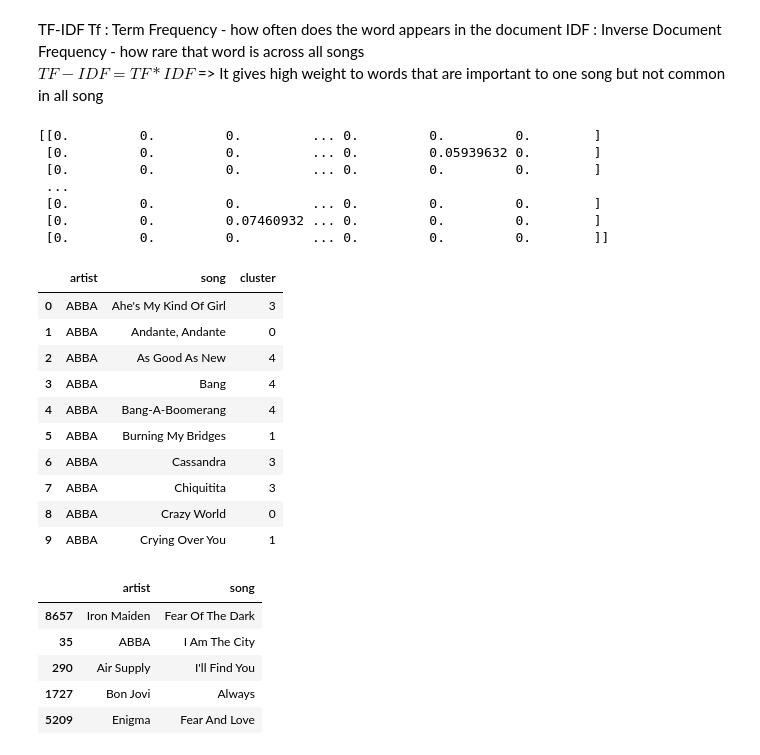
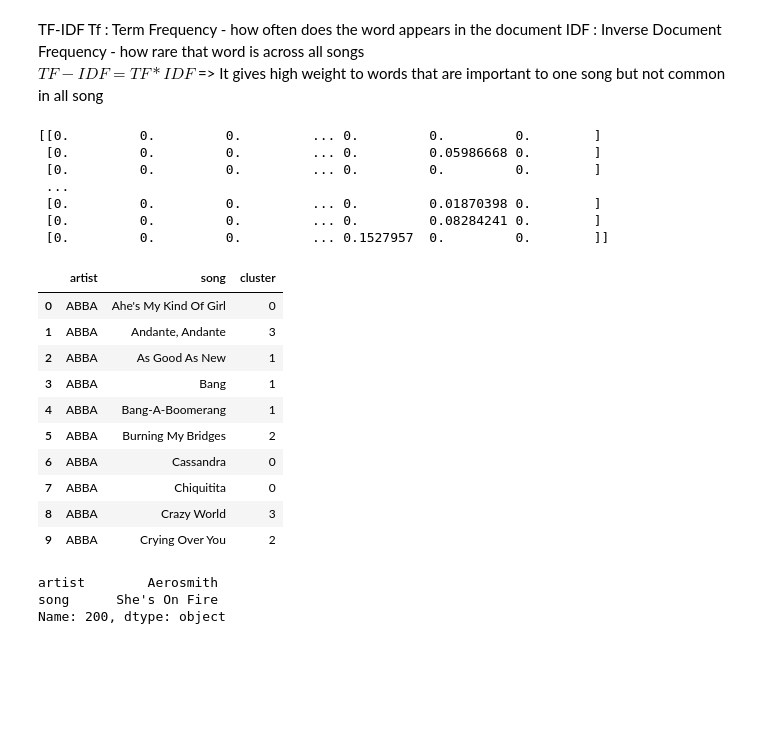
Before and after one commit to Aakash-shrestha/MusicRecommendationSystem, a Jupyter notebook: notebooks/recommendation_system.ipynb, the cells around one changed output. Saved outputs shown, nothing was run; the diff lists cells and outputs as text; code cells hidden in the pictures; blank space fills up the shorter version.

Commit message:
scaled down data for faster optimization

```diff
--- a/notebooks/recommendation_system.ipynb
+++ b/notebooks/recommendation_system.ipynb
@@ -14,7 +14,9 @@ from sklearn.cluster import KMeans
 from sklearn.feature_extraction.text import TfidfVectorizer
 # %%
 spotify_data = pd.read_csv('../data/spotify_millsongdata.csv')
-spotify_data.head()
+# spotify_data.head()
+small_spotify_data = spotify_data.iloc[:10000].copy()
+small_spotify_data.head()
 # %% [output]
 |  | artist | song | link | text |
 | 0 | ABBA | Ahe's My Kind Of Girl | /a/abba/ahes+my+kind+of+girl_2059... | Look at her face, it's a wonderfu... |
@@ -52,8 +54,8 @@ def clean_text(text):
     return ' '.join(tokens)
 # %%
 #clean the spotify dataframe
-spotify_data['cleaned_lyrics'] = spotify_data['text'].apply(clean_text) #apply clean_text function to clean the data
-spotify_data[['song', 'cleaned_lyrics']].head(10)
+small_spotify_data['cleaned_lyrics'] = spotify_data['text'].apply(clean_text) #apply clean_text function to clean the data
+small_spotify_data[['song', 'cleaned_lyrics']].head(10)
 # %% [output]
 |  | song | cleaned_lyrics |
 | 0 | Ahe's My Kind Of Girl | look face wonderful face means so... |
@@ -76,36 +78,36 @@ $TF-IDF = TF * IDF$ => It gives high weight to words that are important to one s
 # %%
 #TF-IDF Vectorizer
 vectorizer = TfidfVectorizer(max_features=1000)
-X_tfidf = vectorizer.fit_transform(spotify_data['cleaned_lyrics'])
+X_tfidf = vectorizer.fit_transform(small_spotify_data['cleaned_lyrics'])
 X_tfidf.shape
 print(X_tfidf.toarray())
 # %% [output]
 [[0.         0.         0.         ... 0.         0.         0.        ]
- [0.         0.         0.         ... 0.         0.05939632 0.        ]
+ [0.         0.         0.         ... 0.         0.05986668 0.        ]
  [0.         0.         0.         ... 0.         0.         0.        ]
  ...
- [0.         0.         0.         ... 0.         0.         0.        ]
- [0.         0.         0.07460932 ... 0.         0.         0.        ]
- [0.         0.         0.         ... 0.         0.         0.        ]]
+ [0.         0.         0.         ... 0.         0.01870398 0.        ]
+ [0.         0.         0.         ... 0.         0.08284241 0.        ]
+ [0.         0.         0.         ... 0.1527957  0.         0.        ]]
 # %%
 #KMeans clustering
 kmeans = KMeans(n_clusters=5, random_state=7)
 kmeans.fit(X_tfidf)
-spotify_data['cluster'] = kmeans.predict(X_tfidf)
+small_spotify_data['cluster'] = kmeans.predict(X_tfidf)
 
 #view the clusters
-spotify_data[['artist', 'song', 'cluster']].head(10)
+small_spotify_data[['artist', 'song', 'cluster']].head(10)
 # %% [output]
 |  | artist | song | cluster |
-| 0 | ABBA | Ahe's My Kind Of Girl | 3 |
-| 1 | ABBA | Andante, Andante | 0 |
-| 2 | ABBA | As Good As New | 4 |
-| 3 | ABBA | Bang | 4 |
-| 4 | ABBA | Bang-A-Boomerang | 4 |
-| 5 | ABBA | Burning My Bridges | 1 |
-| 6 | ABBA | Cassandra | 3 |
-| 7 | ABBA | Chiquitita | 3 |
-| 8 | ABBA | Crazy World | 0 |
-| 9 | ABBA | Crying Over You | 1 |
+| 0 | ABBA | Ahe's My Kind Of Girl | 0 |
+| 1 | ABBA | Andante, Andante | 3 |
+| 2 | ABBA | As Good As New | 1 |
+| 3 | ABBA | Bang | 1 |
+| 4 | ABBA | Bang-A-Boomerang | 1 |
+| 5 | ABBA | Burning My Bridges | 2 |
+| 6 | ABBA | Cassandra | 0 |
+| 7 | ABBA | Chiquitita | 0 |
+| 8 | ABBA | Crazy World | 3 |
+| 9 | ABBA | Crying Over You | 2 |
 # %%
 #Cosine similarity-based recommendation
@@ -120,11 +132,8 @@ def recommend(index, no_recommendations=5): #no_recommendations: how many songs
 # %%
 #test of recommendation system hahah
-spotify_data.iloc[100][['artist', 'song']]
-recommend(100)
+small_spotify_data.iloc[200][['artist', 'song']]
+# recommend(200)
 # %% [output]
-|  | artist | song |
-| 8657 | Iron Maiden | Fear Of The Dark |
-| 35 | ABBA | I Am The City |
-| 290 | Air Supply | I'll Find You |
-| 1727 | Bon Jovi | Always |
-| 5209 | Enigma | Fear And Love |
+artist        Aerosmith
+song      She's On Fire
+Name: 200, dtype: object
```
Also changed, not shown: parts of 5 cells of this notebook.
